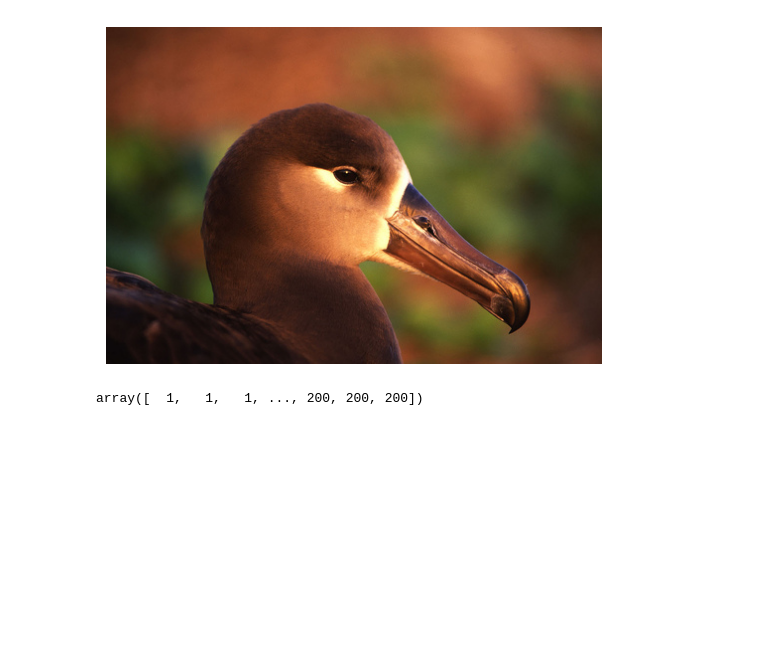
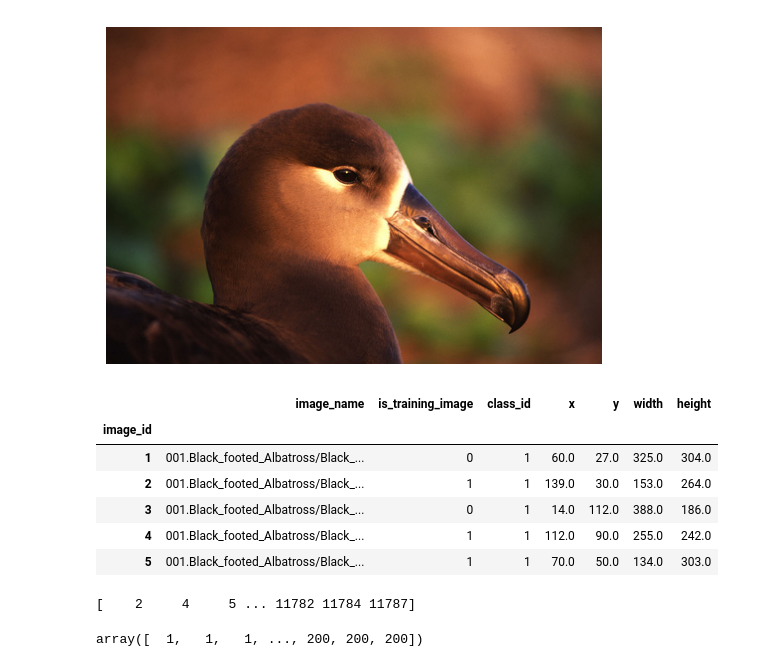
Before and after one commit to Harshvardhan-10/SOC-Deep-Learning, a Jupyter notebook: cnn-cub-200-2011-soc-deep-learning.ipynb, the cells around one changed output. Drawn from its saved outputs; the diff is of its cells as text; code cells hidden in the pictures; blank space fills up the shorter version.

```diff
--- a/cnn-cub-200-2011-soc-deep-learning.ipynb
+++ b/cnn-cub-200-2011-soc-deep-learning.ipynb
@@ -129 +132,11 @@ Number of classes: 200
+# %%
+data_df.head()
+# %% [output]
+|  | image_name | is_training_image | class_id | x | y | width | height |
+| image_id |  |  |  |  |  |  |  |
+| 1 | 001.Black_footed_Albatross/Black_... | 0 | 1 | 60.0 | 27.0 | 325.0 | 304.0 |
+| 2 | 001.Black_footed_Albatross/Black_... | 1 | 1 | 139.0 | 30.0 | 153.0 | 264.0 |
+| 3 | 001.Black_footed_Albatross/Black_... | 0 | 1 | 14.0 | 112.0 | 388.0 | 186.0 |
+| 4 | 001.Black_footed_Albatross/Black_... | 1 | 1 | 112.0 | 90.0 | 255.0 | 242.0 |
+| 5 | 001.Black_footed_Albatross/Black_... | 1 | 1 | 70.0 | 50.0 | 134.0 | 303.0 |
 # %%
@@ -227,0 +315,4 @@ test_dataset = prepare_dataset(test_df, is_training=False, batch_size=batch_size
+# %%
+print((train_df.index.values))
+# %% [output]
+[    2     4     5 ... 11782 11784 11787]
```
Also changed, not shown: parts of 28 cells of this notebook.
